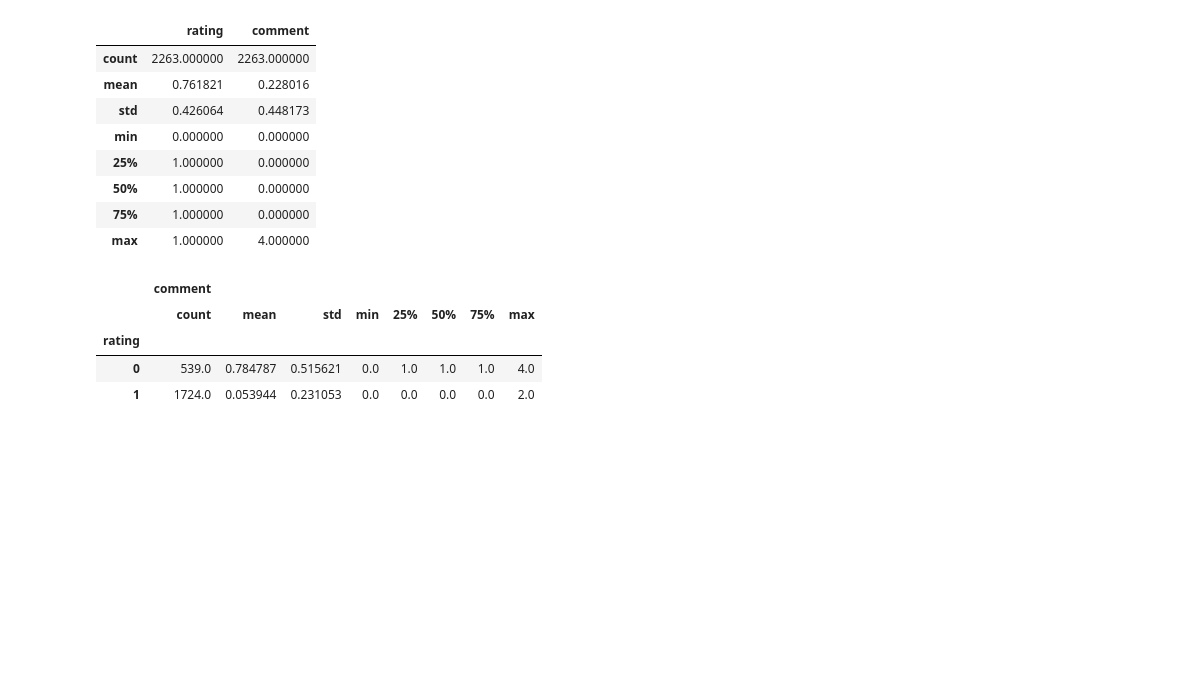
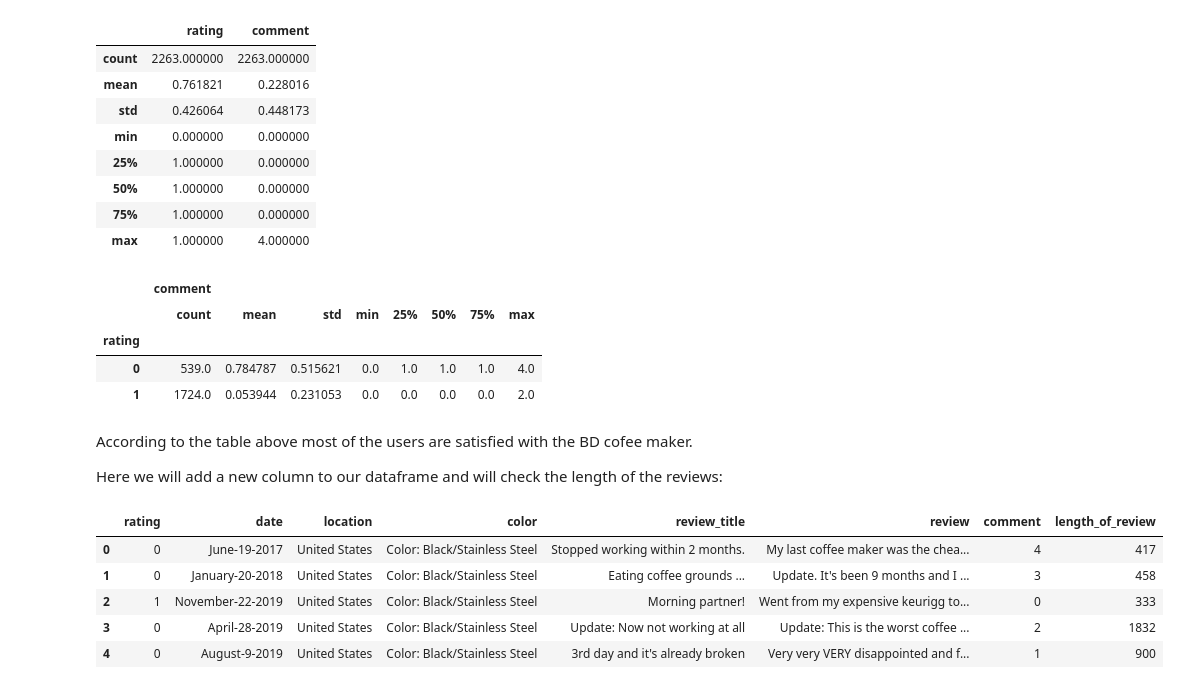
Before and after one commit to kavehamini/Amazon-Review-Analysis-JBL-Charge-4-Speaker-Sentiment-Analysis-NLP, a Jupyter notebook: Sentiment Analysis of Amazon reviews for BD Coffee maker.ipynb, the cells around one changed output. Drawn from its saved outputs; the diff is of its cells as text; code cells hidden in the pictures; blank space fills up the shorter version.

```diff
--- a/Sentiment Analysis of Amazon reviews for BD Coffee maker.ipynb
+++ b/Sentiment Analysis of Amazon reviews for BD Coffee maker.ipynb
@@ -96,0 +95,15 @@ According to the table a
+# %% [markdown]
+According to the table above most of the users are satisfied with the BD cofee maker.
+
+Here we will add a new column to our dataframe and will check the length of the reviews:
+# %%
+#Adding a new column and entering the length of the reviews:
+df['length_of_review'] = df['review'].apply(len)
+df.head()
+# %% [output]
+|  | rating | date | location | color | review_title | review | comment | length_of_review |
+| 0 | 0 | June-19-2017 | United States | Color: Black/Stainless Steel | Stopped working within 2 months. | My last coffee maker was the chea... | 4 | 417 |
+| 1 | 0 | January-20-2018 | United States | Color: Black/Stainless Steel | Eating coffee grounds ... | Update. It's been 9 months and I ... | 3 | 458 |
+| 2 | 1 | November-22-2019 | United States | Color: Black/Stainless Steel | Morning partner! | Went from my expensive keurigg to... | 0 | 333 |
+| 3 | 0 | April-28-2019 | United States | Color: Black/Stainless Steel | Update: Now not working at all | Update: This is the worst coffee ... | 2 | 1832 |
+| 4 | 0 | August-9-2019 | United States | Color: Black/Stainless Steel | 3rd day and it's already broken | Very very VERY disappointed and f... | 1 | 900 |
```
Also changed, not shown: parts of 3 cells of this notebook.
